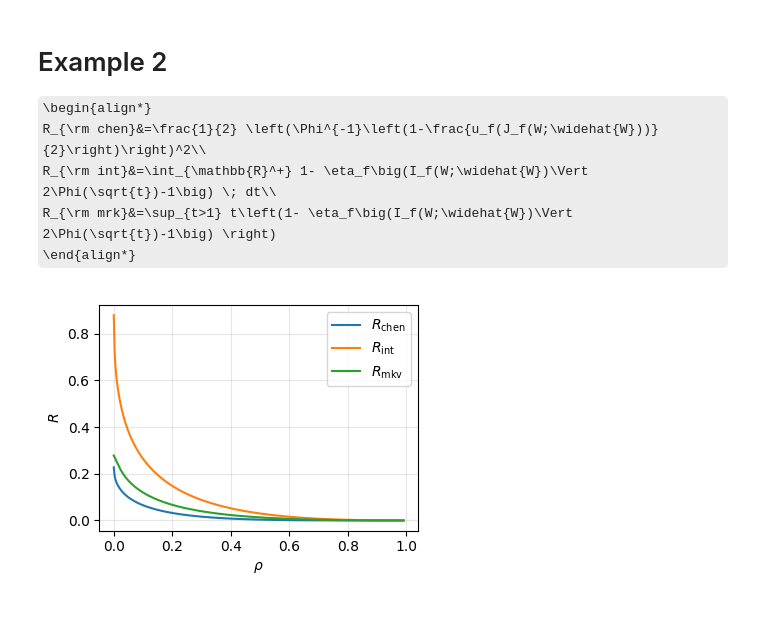
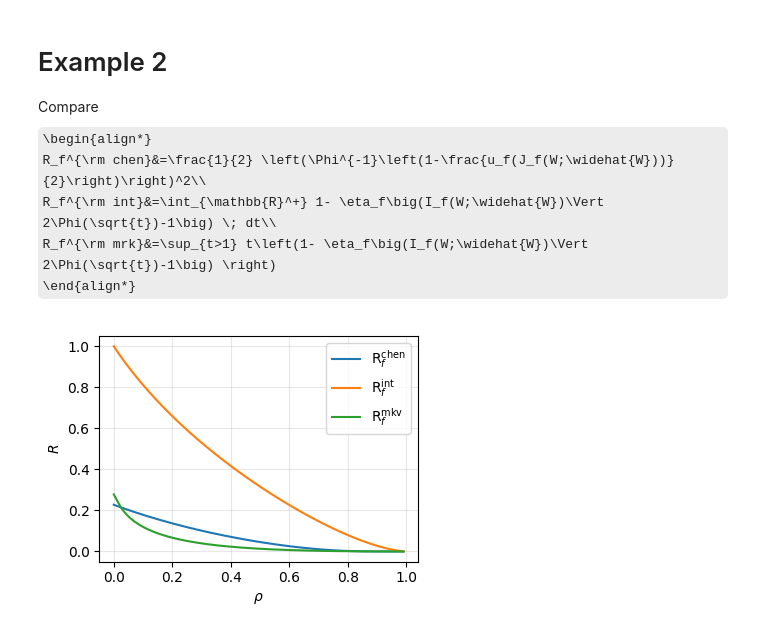
Before and after one commit to zhiyi-set/Compute-Risk-Lower-Bounds, a Jupyter notebook: ISIT.ipynb, the cells around one changed output. Drawn from its saved outputs; the diff is of its cells as text; code cells hidden in the pictures; some formulas as TeX source.

```diff
--- a/ISIT.ipynb
+++ b/ISIT.ipynb
@@ -190,9 +207,10 @@ plot_Rs_vs_epsilon(k=k, divergence=divergence, n_points=401)
 # %% [markdown]
 # Example 2
+Compare
 \begin{align*}
-    R_{\rm chen}&=\frac{1}{2} \left(\Phi^{-1}\left(1-\frac{u_f(J_f(W;\widehat{W}))}{2}\right)\right)^2\\
-     R_{\rm int}&=\int_{\mathbb{R}^+} 1- \eta_f\big(I_f(W;\widehat{W})\Vert 2\Phi(\sqrt{t})-1\big) \; dt\\
-     R_{\rm mrk}&=\sup_{t>1} t\left(1- \eta_f\big(I_f(W;\widehat{W})\Vert 2\Phi(\sqrt{t})-1\big) \right)
+    R_f^{\rm chen}&=\frac{1}{2} \left(\Phi^{-1}\left(1-\frac{u_f(J_f(W;\widehat{W}))}{2}\right)\right)^2\\
+     R_f^{\rm int}&=\int_{\mathbb{R}^+} 1- \eta_f\big(I_f(W;\widehat{W})\Vert 2\Phi(\sqrt{t})-1\big) \; dt\\
+     R_f^{\rm mrk}&=\sup_{t>1} t\left(1- \eta_f\big(I_f(W;\widehat{W})\Vert 2\Phi(\sqrt{t})-1\big) \right)
 \end{align*}
 # %%
 # CDF of standard normal
@@ -459,30 +477,32 @@ def plot_curves(out, div="kl"):
 
 
   Rchen, Rint, Rmkv = out["risks"]
+  y_0 = 2*(1-rhos)
   y1 = Rchen.detach().cpu().numpy()
   y2 = Rint.detach().cpu().numpy()
   y3 = Rmkv.detach().cpu().numpy()
 
   plt.figure(figsize=(4, 3))
-  plt.plot(rhos, y1, label=r"$R_{\rm chen}$")
-  plt.plot(rhos, y2, label=r"$R_{\rm int}$")
-  plt.plot(rhos, y3, label=r"$R_{\rm mkv}$")
+  # plt.plot(rhos, y_0, label=r"$R(\mu)$") #real value of R(\mu)
+  plt.plot(rhos, y1, label=r"$\mathsf{R}_f^{\rm chen}$")
+  plt.plot(rhos, y2, label=r"$\mathsf{R}_f^{\rm int}$")
+  plt.plot(rhos, y3, label=r"$\mathsf{R}_f^{\rm mkv}$")
   plt.xlabel(r"$\rho$")
   plt.ylabel(r"$R$")
   plt.grid(True, alpha=0.3)
   plt.legend()
   # # save plot as a vector graph
-  # plt.tight_layout()
-  # plt.savefig("eg2-h2.pdf", format="pdf", bbox_inches="tight")
+  plt.tight_layout()
+  plt.savefig("eg2-h2.pdf", format="pdf", bbox_inches="tight")
   plt.show()
 # %%
 # choose div in { "kl", "tv", "chi2", "h2" }
-div = "kl"
+div = "h2"
 # out is a dict
 out = compute_curves(div,
-    rho_max=0.99, n_rho=300,
+    rho_max=0.99, n_rho=200,
     gh_n=370, x_max=8.0, n_x=20000)
 
 plot_curves(out, div)
 # %% [output]
-[figure, old version]
+[figure, new version]
```
Also changed, not shown: parts of 3 cells of this notebook.
